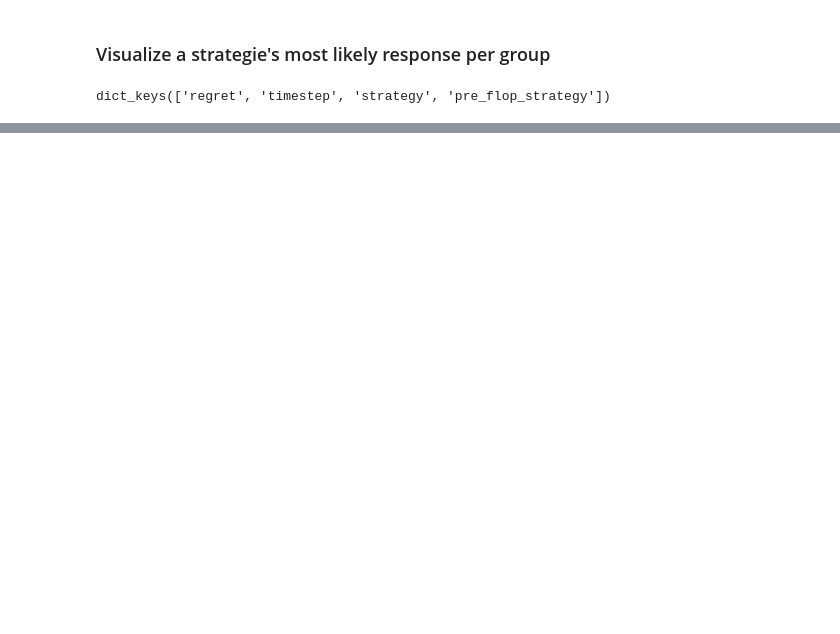
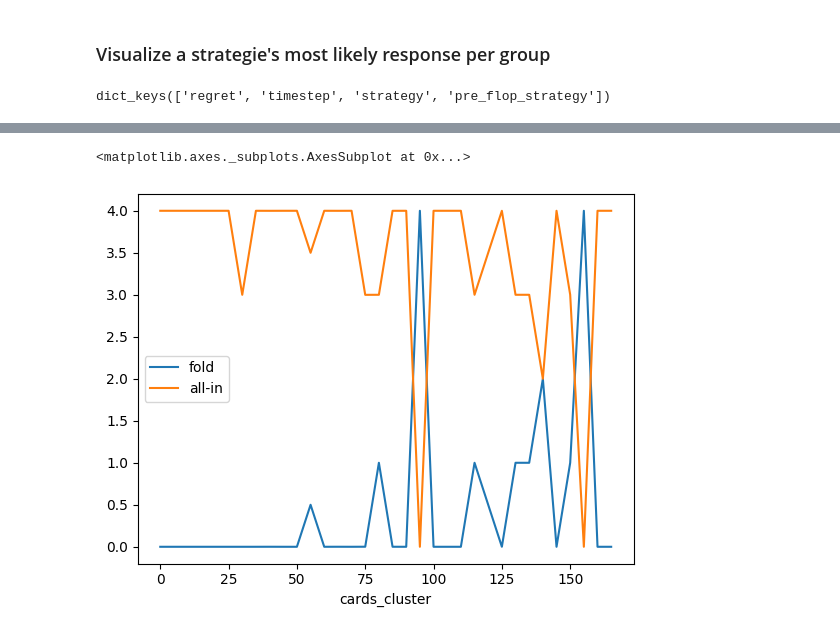
Before and after one commit to macmorn/poker_ai, a Jupyter notebook: analysis/vis_strat.ipynb, the cells around one changed output, grey strips where cells are left out. Drawn from its saved outputs; the diff is of its cells as text; code cells hidden in the pictures; blank space fills up the shorter version.

```diff
--- a/analysis/vis_strat.ipynb
+++ b/analysis/vis_strat.ipynb
@@ -53,0 +114,8 @@ NameError: name 'df_strategy' is not defined
+# %%
+#strategy after initial raise for each cluster
+df_strategy_afer_raise=df_strategy[df_strategy.pre_flop.astype(str).str.contains("raise")]
+means=df_strategy_afer_raise[df_strategy_afer_raise["portion_bet"]==0.7].groupby("cards_cluster")[["fold","all-in"]].mean()
+means.plot.line()
+# %% [output]
+<matplotlib.axes._subplots.AxesSubplot at 0x...>
+[figure, added]
```
Also changed, not shown: parts of 18 cells of this notebook, 6 other files.
